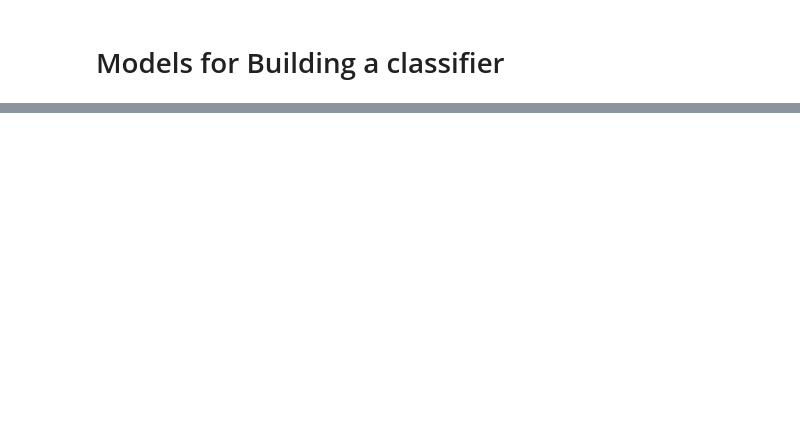
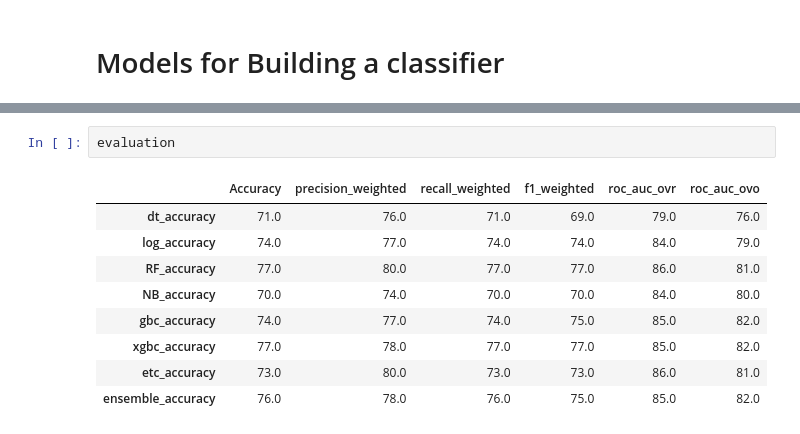
Before and after one commit to Nimisha-V-Arun/Team-Performance-Prediction, a Jupyter notebook: Prediction.ipynb, the cells around one changed output, grey strips where cells are left out. Saved outputs shown, nothing was run; the diff lists cells and outputs as text; blank space fills up the shorter version.

```diff
--- a/Prediction.ipynb
+++ b/Prediction.ipynb
@@ -558,0 +518,12 @@ accuracy
+# %%
+evaluation
+# %% [output]
+|  | Accuracy | precision_weighted | recall_weighted | f1_weighted | roc_auc_ovr | roc_auc_ovo |
+| dt_accuracy | 71.0 | 76.0 | 71.0 | 69.0 | 79.0 | 76.0 |
+| log_accuracy | 74.0 | 77.0 | 74.0 | 74.0 | 84.0 | 79.0 |
+| RF_accuracy | 77.0 | 80.0 | 77.0 | 77.0 | 86.0 | 81.0 |
+| NB_accuracy | 70.0 | 74.0 | 70.0 | 70.0 | 84.0 | 80.0 |
+| gbc_accuracy | 74.0 | 77.0 | 74.0 | 75.0 | 85.0 | 82.0 |
+| xgbc_accuracy | 77.0 | 78.0 | 77.0 | 77.0 | 85.0 | 82.0 |
+| etc_accuracy | 73.0 | 80.0 | 73.0 | 73.0 | 86.0 | 81.0 |
+| ensemble_accuracy | 76.0 | 78.0 | 76.0 | 75.0 | 85.0 | 82.0 |
```
Also changed, not shown: parts of 15 cells of this notebook.
